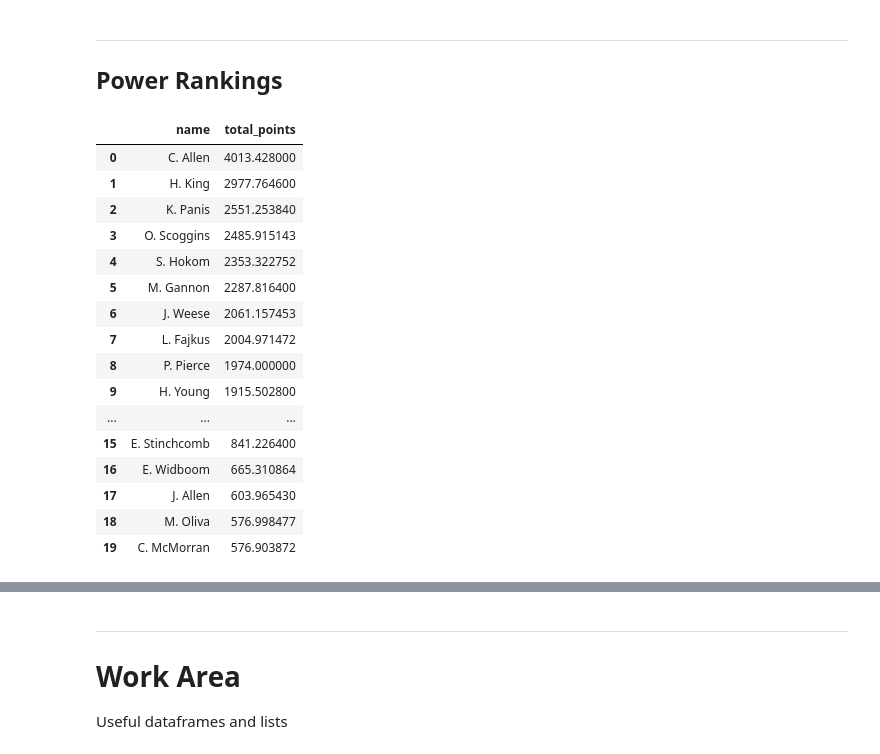
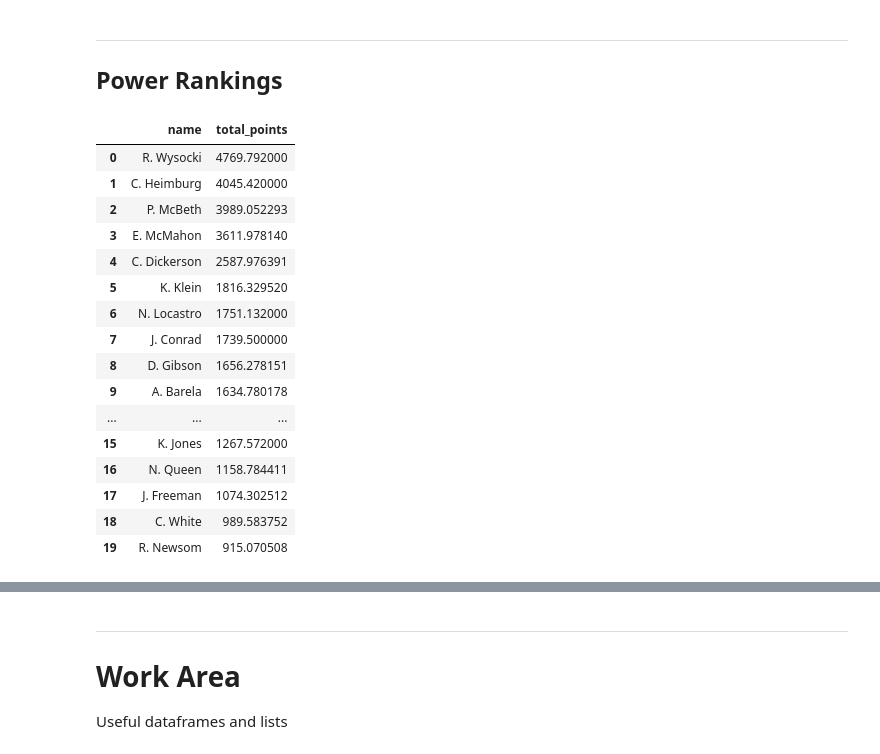
Before and after one commit to jaredcahners/Disc-Golf-Stats, a Jupyter notebook: PDGA Dataset.ipynb, the cells around one changed output, grey strips where cells are left out. Drawn from its saved outputs; the diff is of its cells as text; code cells hidden in the pictures.

```diff
--- a/PDGA Dataset.ipynb
+++ b/PDGA Dataset.ipynb
@@ -11137,23 +12430,23 @@ for ind in power_rankings_df.index:
     power_ranking_list.append(pp)
 power_rankings_df['total_points'] = power_ranking_list
 # %%
-sqlit("SELECT name, total_points FROM power_rankings_df WHERE division = 'FPO' ORDER BY total_points DESC LIMIT 20")
+sqlit("SELECT name, total_points FROM power_rankings_df WHERE division = 'MPO' ORDER BY total_points DESC LIMIT 20")
 # %% [output]
 |  | name | total_points |
-| 0 | C. Allen | 4013.428000 |
-| 1 | H. King | 2977.764600 |
-| 2 | K. Panis | 2551.253840 |
-| 3 | O. Scoggins | 2485.915143 |
-| 4 | S. Hokom | 2353.322752 |
-| 5 | M. Gannon | 2287.816400 |
-| 6 | J. Weese | 2061.157453 |
-| 7 | L. Fajkus | 2004.971472 |
-| 8 | P. Pierce | 1974.000000 |
-| 9 | H. Young | 1915.502800 |
+| 0 | R. Wysocki | 4769.792000 |
+| 1 | C. Heimburg | 4045.420000 |
+| 2 | P. McBeth | 3989.052293 |
+| 3 | E. McMahon | 3611.978140 |
+| 4 | C. Dickerson | 2587.976391 |
+| 5 | K. Klein | 1816.329520 |
+| 6 | N. Locastro | 1751.132000 |
+| 7 | J. Conrad | 1739.500000 |
+| 8 | D. Gibson | 1656.278151 |
+| 9 | A. Barela | 1634.780178 |
 | ... | ... | ... |
-| 15 | E. Stinchcomb | 841.226400 |
-| 16 | E. Widboom | 665.310864 |
-| 17 | J. Allen | 603.965430 |
-| 18 | M. Oliva | 576.998477 |
-| 19 | C. McMorran | 576.903872 |
+| 15 | K. Jones | 1267.572000 |
+| 16 | N. Queen | 1158.784411 |
+| 17 | J. Freeman | 1074.302512 |
+| 18 | C. White | 989.583752 |
+| 19 | R. Newsom | 915.070508 |
 # %%
```
Also changed, not shown: parts of 26 cells of this notebook.
